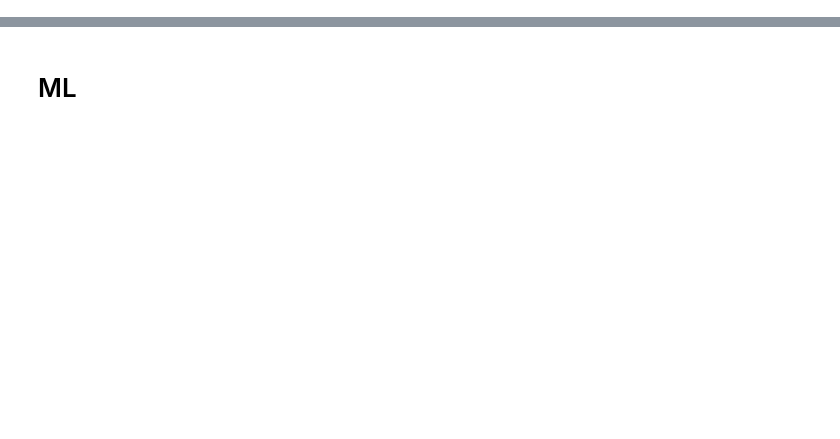
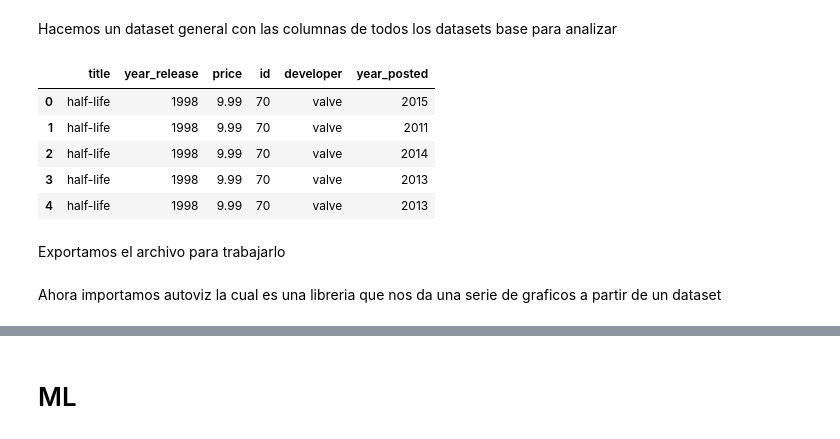
Before and after one commit to vay0/PI01-Individual-MLOPS, a Jupyter notebook: EDA y ML.ipynb, the cells around one changed output, grey strips where cells are left out. Cells and saved outputs as stored; diff of their text form; code cells hidden in the pictures; blank space fills up the shorter version.

```diff
--- a/EDA y ML.ipynb
+++ b/EDA y ML.ipynb
@@ -2,0 +165,4 @@
+# %%
+df_games['title'] = df_games['title'].astype(str)
+df_games['id'] =df_games['id'].astype(str)
+df_games['developer'] =df_games['developer'].astype(str)
@@ -2,0 +175,3 @@
+# %%
+df_reviews['item_id'] =df_reviews['item_id'].astype(str)
+df_reviews['user_id'] =df_reviews['user_id'].astype(str)
@@ -2,0 +216,20 @@
+# %% [markdown]
+Hacemos un dataset general con las columnas de todos los datasets base para analizar
+# %%
+df_general = pd.merge(df_games, df_reviews, left_on='id', right_on='item_id')
+df_general = df_general[['title', 'release_date', 'price', 'id', 'developer', 'posted', 'sentiment']]
+df_general['release_date'] = df_general['release_date'].astype(str)
+df_general['year_release'] = df_general['release_date'].str.split('-').str[0].astype(int)
+df_general['posted'] = df_general['posted'].astype(str)
+df_general['year_posted'] = df_general['posted'].str.split('-').str[0].astype(int)
+df_general = df_general[['title', 'year_release', 'price', 'id', 'developer', 'year_posted']]
+df_general.head(5)
+# %% [output]
+|  | title | year_release | price | id | developer | year_posted |
+| 0 | half-life | 1998 | 9.99 | 70 | valve | 2015 |
+| 1 | half-life | 1998 | 9.99 | 70 | valve | 2011 |
+| 2 | half-life | 1998 | 9.99 | 70 | valve | 2014 |
+| 3 | half-life | 1998 | 9.99 | 70 | valve | 2013 |
+| 4 | half-life | 1998 | 9.99 | 70 | valve | 2013 |
+# %% [markdown]
+Exportamos el archivo para trabajarlo
@@ -2,0 +238,2 @@
+# %% [markdown]
+Ahora importamos autoviz la cual es una libreria que nos da una serie de graficos a partir de un dataset
```
Also changed, not shown: parts of 55 cells of this notebook, 2 other files.
